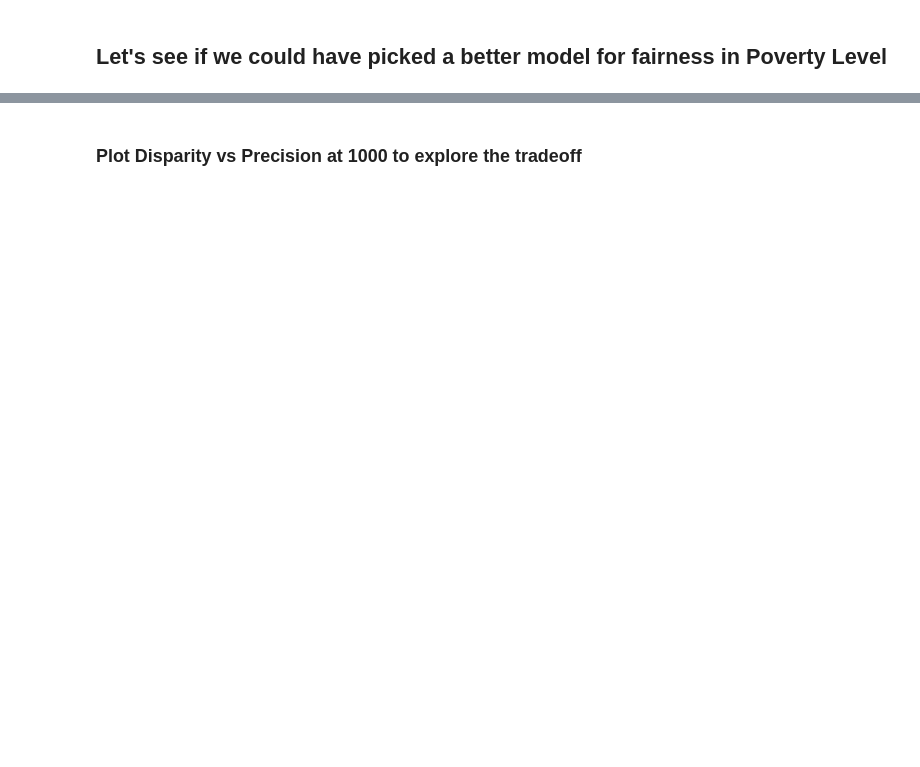
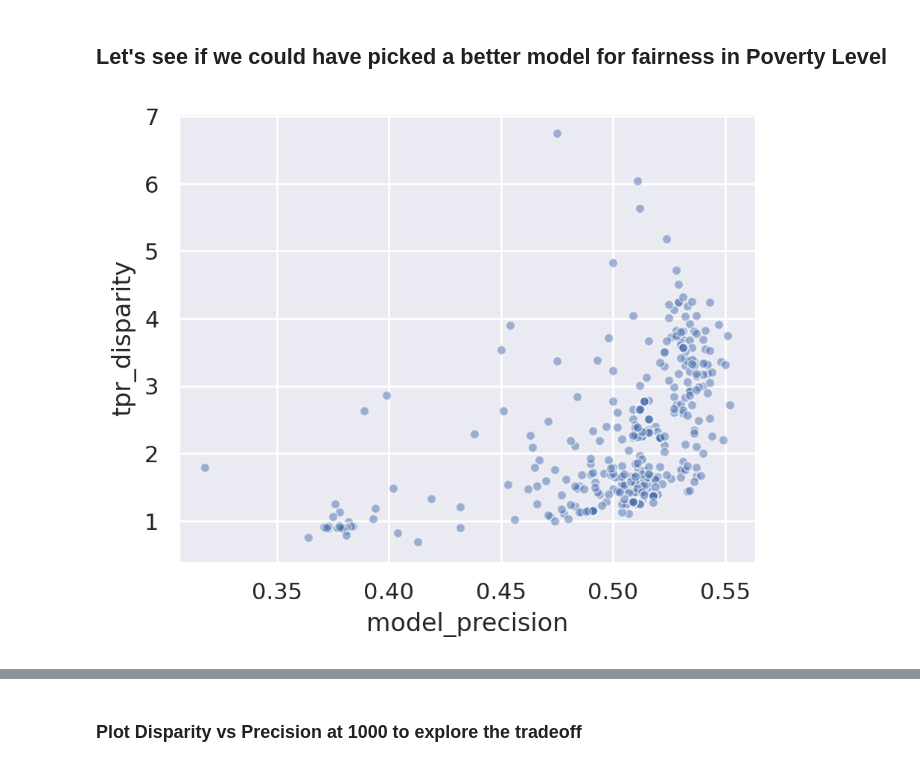
Before and after one commit to dssg/fairness_tutorial, a Jupyter notebook: notebooks/model_selection.ipynb, the cells around one changed output, grey strips where cells are left out. Drawn from its saved outputs; the diff is of its cells as text; code cells hidden in the pictures; blank space fills up the shorter version.

```diff
--- a/notebooks/model_selection.ipynb
+++ b/notebooks/model_selection.ipynb
@@ -104,0 +106,20 @@ poverty_tpr_disparity_df = aequitas_df[aequitas_df['attribute_name']=='poverty_l
+# %%
+def create_scatter_disparity_performance(evals_df, aequitas_df, attr_col, group_name, performance_col='model_precision', bias_metric='tpr', flip_disparity=True):
+    disparity_df = aequitas_df.loc[(aequitas_df['attribute_name']==attr_col) & (aequitas_df['attribute_value']==group_name)].copy()
+    disparity_metric = bias_metric + '_disparity'
+    if flip_disparity:
+        disparity_df[disparity_metric]= poverty_disparity_df.apply(lambda x: 1/x[disparity_metric] , axis=1)
+    scatter = pd.merge(evals_df, disparity_df, how='left', on=['model_uuid'], left_index=True, sort=True, copy=True)
+    ax = sns.scatterplot(
+        x='model_precision', y=disparity_metric,#, hue='Model Type',# hue='model_type',
+        data=scatter1,
+        alpha=0.5, s=20,
+    )
+    #ax.set_title('Poverty Level Max TPR Disparity vs. Model Precision', y=1.)
+    plt.gcf().set_size_inches((5, 4))
+    plt.gcf().set_dpi(DPI)
+    plt.show()
+# %%
+create_scatter_disparity_performance(evals_df, aequitas_df, 'poverty_level', 'highest' )
+# %% [output]
+[figure, added]
```
Also changed, not shown: parts of 18 cells of this notebook, 1 other file.
